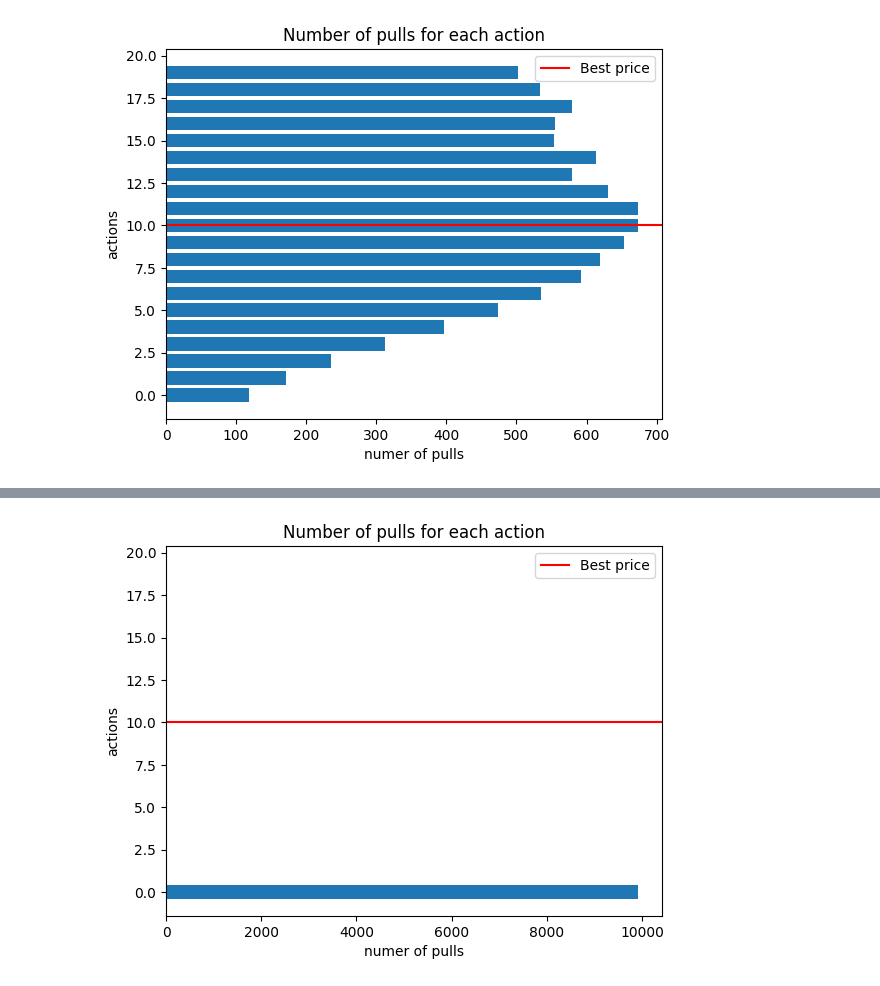
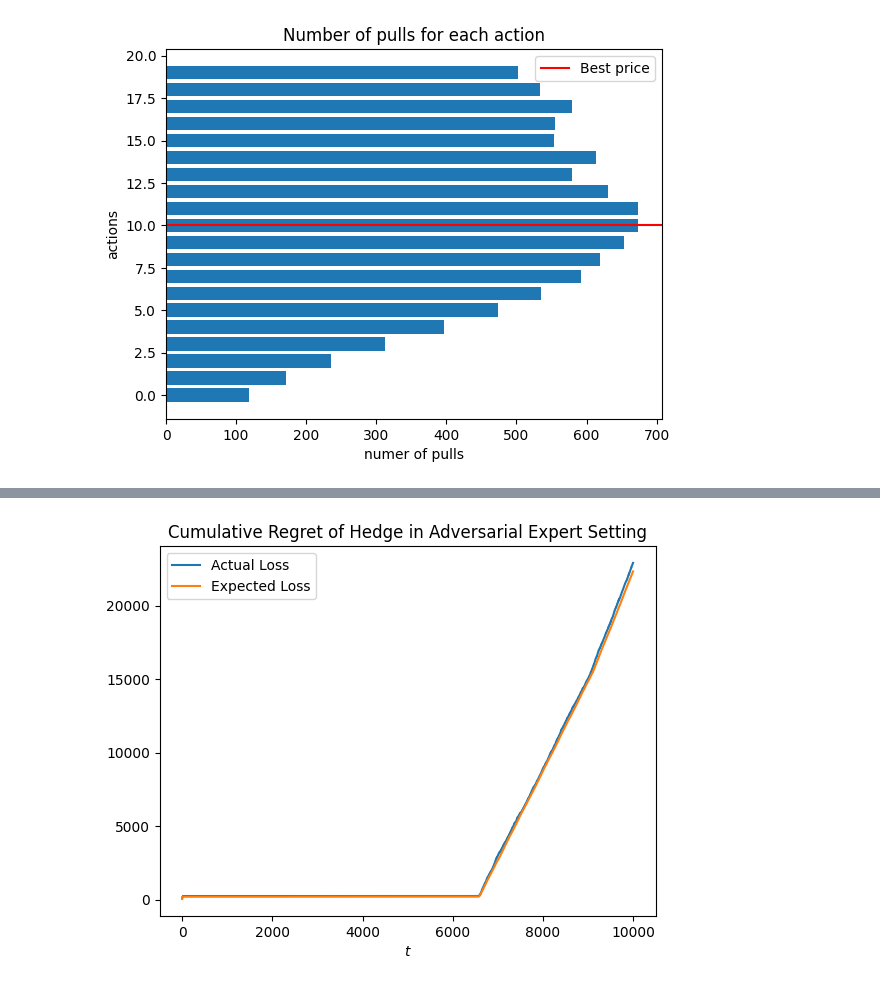
Before and after one commit to manuu1311/OLA-project, a Jupyter notebook: Deliverables/Requirement2/prova.ipynb, the cells around one changed output, grey strips where cells are left out. Cells and saved outputs as stored; diff of their text form; code cells hidden in the pictures.

```diff
--- a/Deliverables/Requirement2/prova.ipynb
+++ b/Deliverables/Requirement2/prova.ipynb
@@ -319,11 +253,45 @@ plt.show()
-# %%
-plt.figure()
-plt.barh(np.arange(K), ucb_agent.N_pulls)
-plt.axhline(best_price_index, color='red', label='Best price')
-plt.ylabel('actions')
-plt.xlabel('numer of pulls')
-plt.legend()
-plt.title('Number of pulls for each action')
-plt.show();
-# %% [output]
-[figure, removed]
+# %%
+# Pricing agent (Hedge)
+
+n_trials = 100
+
+regret_per_trial = []
+
+for seed in range(n_trials):
+    T = 10000 # number of days
+    epsilon = T**(-0.33)
+    K = int(1/epsilon) # discretization prescribed by the theory
+    n_customers = 100 #this would depend on advertising step
+    learning_rate = np.sqrt(np.log(K)/T)
+
+    loss_seq = np.zeros((T, K))
+    np.random.seed(17)
+
+    for i in range(K):
+        loss_seq[:,i] = np.random.binomial(n=n_customers, p=random.random(), size=T)
+
+    agent = HedgeAgent(K, learning_rate)
+    env = AdversarialExpertEnvironment(loss_seq)
+
+    best_arm = np.argmin(loss_seq.sum(axis=0))
+    clairvoyant_losses = loss_seq[:, best_arm]
+
+    agent_losses = np.array([])
+    expected_agent_losses = np.array([])
+
+for t in range(T):
+    a_t = agent.pull_arm()
+    l_t = env.round()
+    agent.update(l_t)
+    # logging
+    agent_losses = np.append(agent_losses, l_t[a_t])
+    expected_agent_losses = np.append(expected_agent_losses, np.dot(l_t, agent.x_t))
+
+plt.plot(np.cumsum(agent_losses-clairvoyant_losses), label='Actual Loss')
+plt.plot(np.cumsum(expected_agent_losses-clairvoyant_losses), label='Expected Loss')
+plt.title('Cumulative Regret of Hedge in Adversarial Expert Setting')
+plt.xlabel('$t$')
+plt.legend()
+plt.show()
+# %% [output]
+[figure, added]
```
Also changed, not shown: parts of 7 cells of this notebook, 2 other files.
